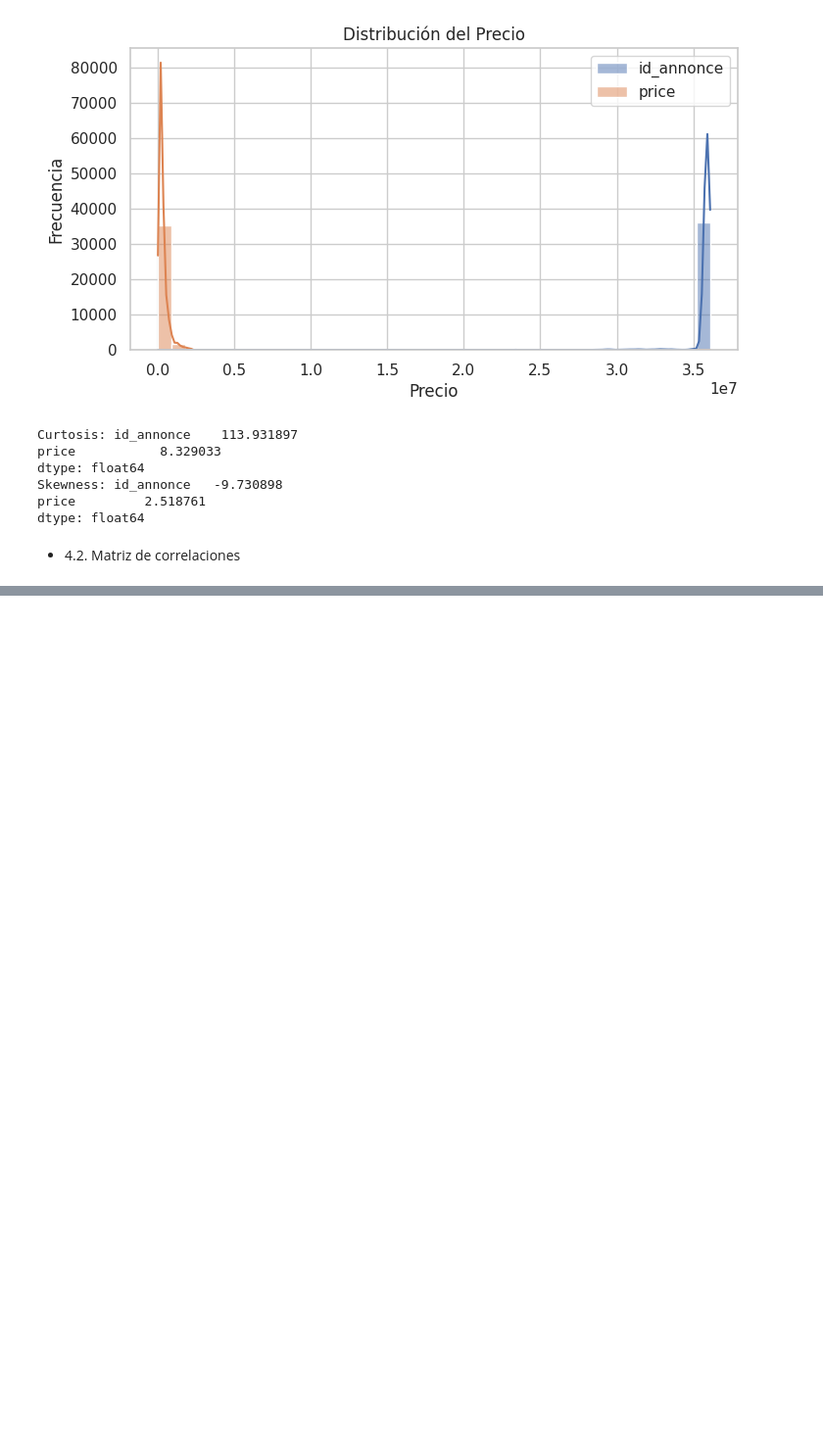
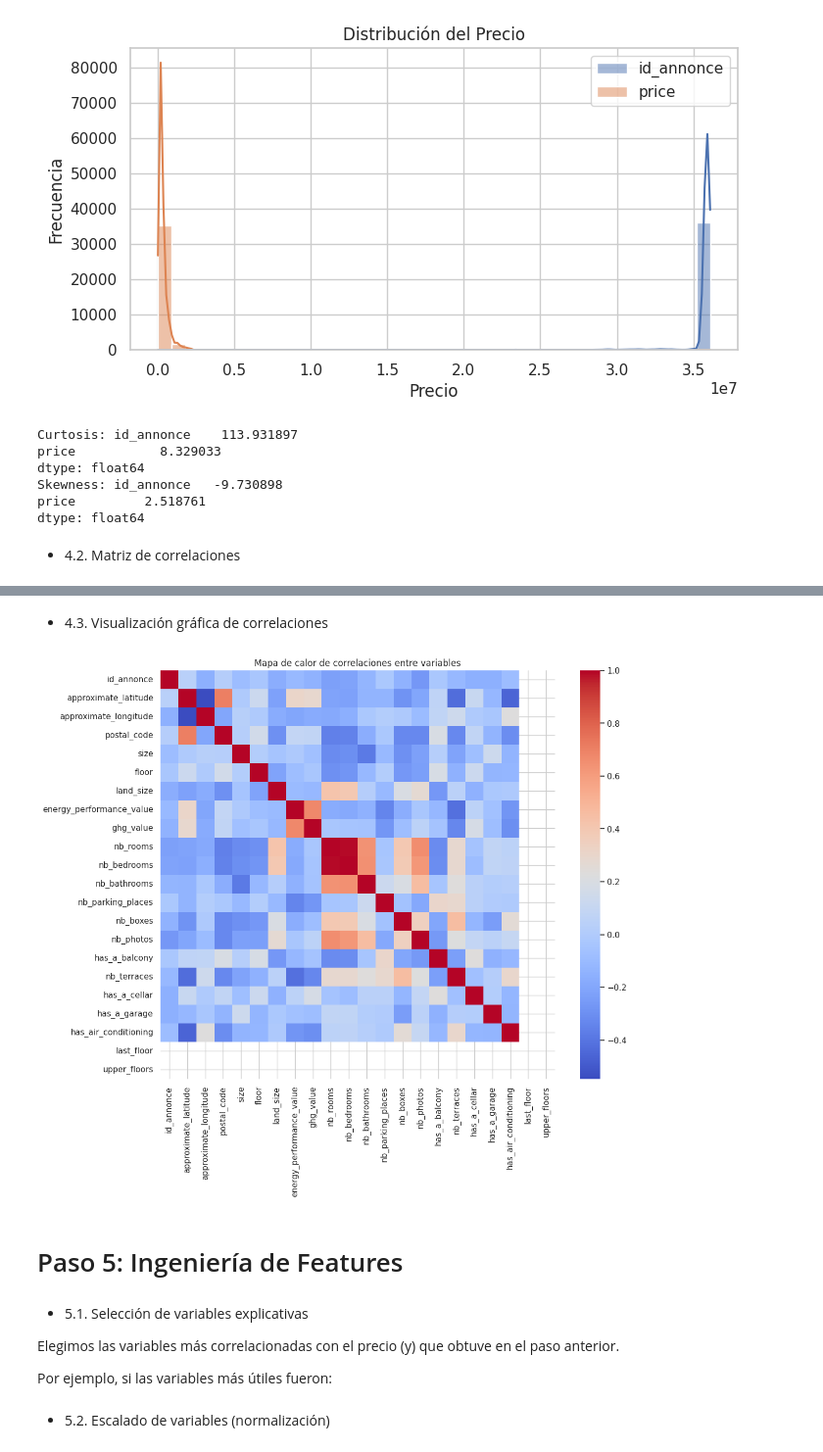
Before and after one commit to dev-ago-uy/ExamenM-duloII.DM, a Jupyter notebook: ExamenMóduloII_DM.ipynb, the cells around one changed output, grey strips where cells are left out. Shown at 98% size. Cells and saved outputs as stored; diff of their text form; code cells hidden in the pictures; blank space fills up the shorter version.

```diff
--- a/ExamenMóduloII_DM.ipynb
+++ b/ExamenMóduloII_DM.ipynb
@@ -195,17 +195,26 @@ dtype: float64
 # %% [markdown]
 * 4.2. Matriz de correlaciones
 # %%
-# -----------------------------
-# 🔗 Correlación con el target
-# -----------------------------
-# Unimos X con y temporalmente para correlacionar
+# Asegurarse de que y sea una Serie (1D)
+if isinstance(y, pd.DataFrame):
+    y = y.iloc[:, 0]
+
+# Unimos X con y temporalmente
 df_corr = X_imputed.copy()
 df_corr["precio"] = y
 
-# Calcular correlaciones
-corr_matrix = df_corr.corr()
+# Filtrar solo columnas numéricas
+df_corr_numeric = df_corr.select_dtypes(include=[np.number])
 
-# Correlaciones más fuertes con el precio
+# Calcular matriz de correlaciones
+corr_matrix = df_corr_numeric.corr()
+
+# Correlaciones con el precio
 correlaciones_target = corr_matrix["precio"].drop("precio").sort_values(ascending=False)
-display(correlaciones_target.head(10))  # Top positivas
-display(correlaciones_target.tail(10))  # Top negativas
+
+# Mostrar
+print("Top correlaciones positivas:")
+display(correlaciones_target.head(10))
+
+print("Top correlaciones negativas:")
+display(correlaciones_target.tail(10))
@@ -211,0 +248,20 @@ display(correlaciones_target.tail(10))  # Top negativas
+# %% [markdown]
+* 4.3. Visualización gráfica de correlaciones
+# %%
+# -----------------------------
+#  Mapa de calor (heatmap)
+# -----------------------------
+plt.figure(figsize=(12, 10))
+sns.heatmap(corr_matrix[numeric_cols].corr(), cmap="coolwarm", annot=False, fmt=".2f")
+plt.title("Mapa de calor de correlaciones entre variables")
+plt.show()
+# %% [output]
+[figure, added]
+# %% [markdown]
+# Paso 5: Ingeniería de Features
+# %% [markdown]
+* 5.1. Selección de variables explicativas
+
+Elegimos las variables más correlacionadas con el precio (y) que obtuve en el paso anterior.
+
+Por ejemplo, si las variables más útiles fueron:
@@ -211,0 +270,2 @@ display(correlaciones_target.tail(10))  # Top negativas
+# %% [markdown]
+* 5.2. Escalado de variables (normalización)
```
Also changed, not shown: parts of 8 cells of this notebook.
